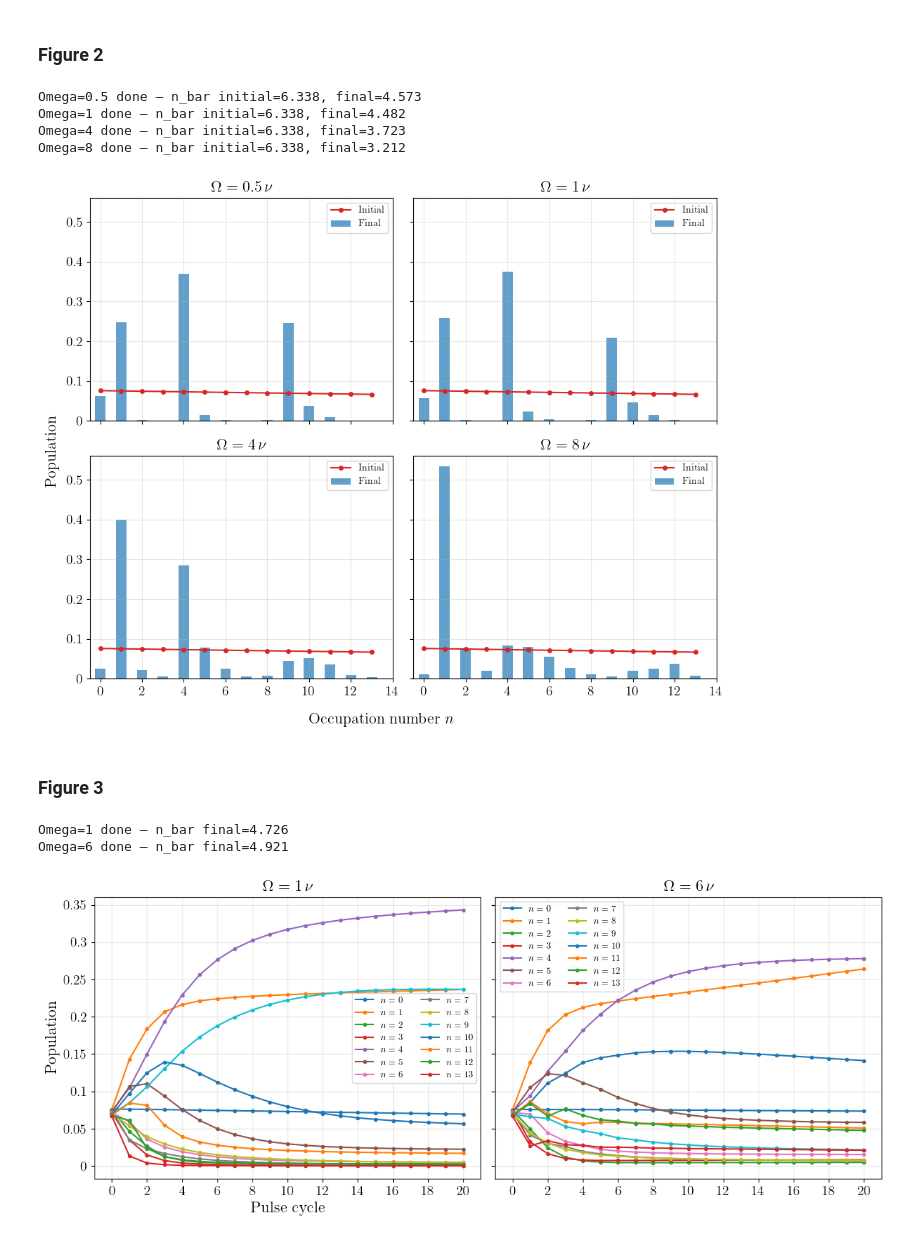
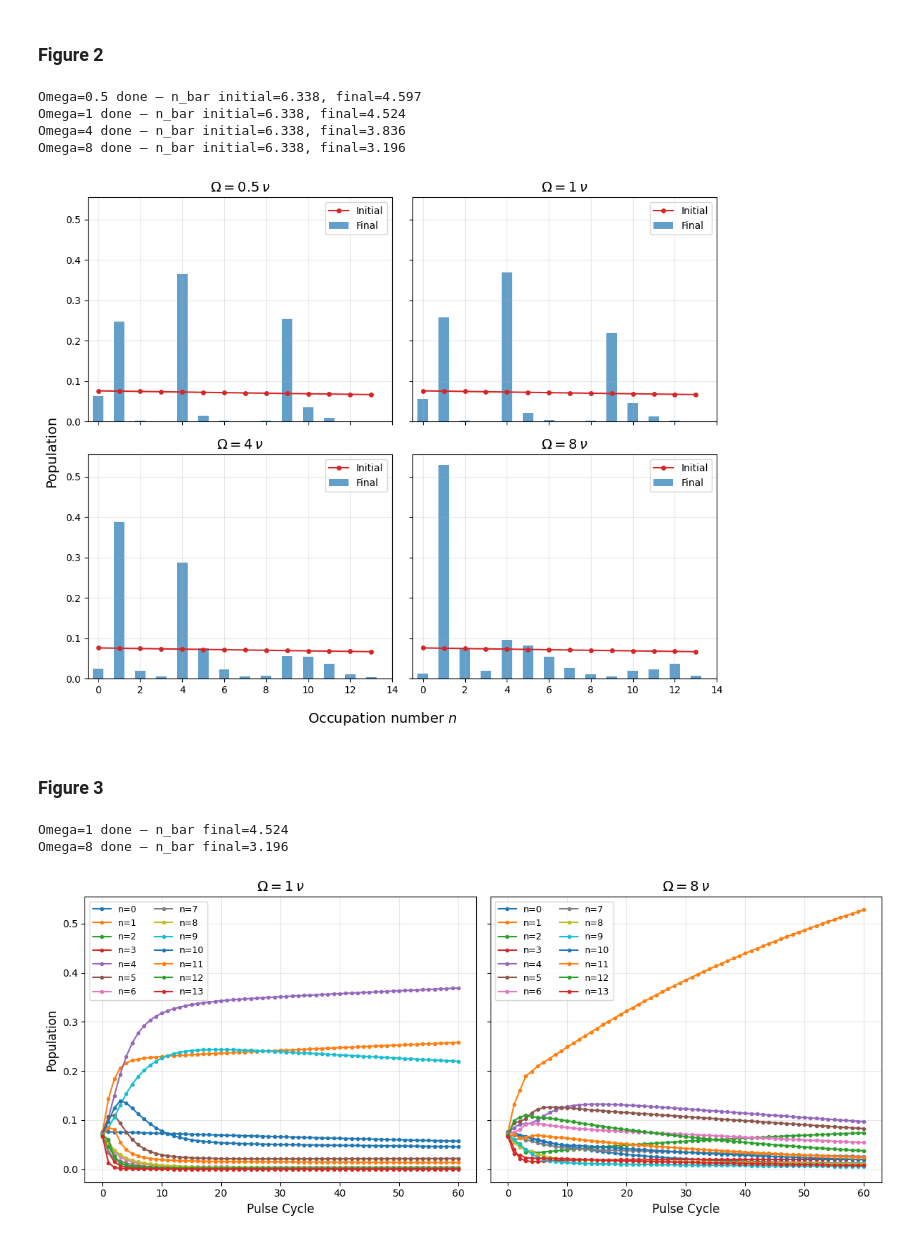
Before and after one commit to GonReina/QLearn, a Jupyter notebook: trapped_ions/Fock_mixtures_sim.ipynb, the cells around one changed output. Cells and saved outputs as stored; diff of their text form; code cells hidden in the pictures.

```diff
--- a/trapped_ions/Fock_mixtures_sim.ipynb
+++ b/trapped_ions/Fock_mixtures_sim.ipynb
@@ -211,7 +160,7 @@ from qutip import *
 # Define system parameters
 Delta = 1.0  # Detuning
 nu = 1.0     # Motional frequency
-Omega=.0001  # Rabi frequency
+Omega=1  # Rabi frequency
 eta = 0.05    # Lamb-Dicke parameter
 n_thermal = 1  # Average thermal phonon number
 n0 = 1
@@ -983,21 +926,18 @@ Delta = 0
 RF_strength = 1
 nu = 1.0
 eta = 0.05
-Omega_y = 100
+Omega_y = 1000
 n_thermal = 1
 n0 = 1
-gamma = 100
+gamma = 1000
 kT = 100
 N = 14
 num_pulses = 60
 
 Omega_values = [0.5, 1, 4, 8]
 
-set_latex_plot_style()
 fig, axes = plt.subplots(2, 2, figsize=(10, 8), sharey=True, sharex=True)
 axes = axes.flatten()
-for ax in axes:
-    latexify_ticks(ax)
 
 for idx, Omega in enumerate(Omega_values):
     tau = 2 * np.pi / (eta * Omega * np.sqrt(n0))
@@ -1086,33 +1026,30 @@ for idx, Omega in enumerate(Omega_values):
         rho_mat = vector_to_operator(current_rho_vec)
         occupancies[k, :] = rho_mat.ptrace(1).diag().real
 
-
     # Plot
     ax = axes[idx]
     p_initial = occupancies[0, :]
     p_final = occupancies[-1, :]
     n_states = np.arange(N)
-    ax.plot(n_states, p_initial, 'o-', color='tab:red', markersize=4, label=r'Initial')
-    ax.bar(n_states, p_final, width=0.5, alpha=0.7, color='tab:blue', label=r'Final')
-    ax.set_title(rf'$\Omega = {Omega}\,\nu$', fontsize=16)
+    ax.plot(n_states, p_initial, 'o-', color='tab:red', markersize=4, label='Initial')
+    ax.bar(n_states, p_final, width=0.5, alpha=0.7, color='tab:blue', label='Final')
+    ax.set_title(rf'$\Omega = {Omega}\,\nu$', fontsize=14)
     ax.set_xlim(-0.5, 14)
     ax.legend(fontsize=10)
     ax.grid(True, alpha=0.3)
 
     print(f"Omega={Omega} done — n_bar initial={np.dot(n_states, p_initial):.3f}, final={np.dot(n_states, p_final):.3f}")
 
-fig.supxlabel(r'Occupation number $n$', fontsize=16)
-fig.supylabel(r'Population', fontsize=16)
-# fig.suptitle('Cooling in the Lamb-Dicke Regime', fontsize=16, y=1.01)
+fig.supxlabel('Occupation number $n$', fontsize=14)
+fig.supylabel('Population', fontsize=14)
 plt.tight_layout()
 plt.show()
-fig.savefig("figure2.pdf", bbox_inches="tight")
 # %% [output]
-Omega=0.5 done — n_bar initial=6.338, final=4.573
-Omega=1 done — n_bar initial=6.338, final=4.482
-Omega=4 done — n_bar initial=6.338, final=3.723
-Omega=8 done — n_bar initial=6.338, final=3.212
+Omega=0.5 done — n_bar initial=6.338, final=4.597
+Omega=1 done — n_bar initial=6.338, final=4.524
+Omega=4 done — n_bar initial=6.338, final=3.836
+Omega=8 done — n_bar initial=6.338, final=3.196
-[figure, old version]
+[figure, new version]
 # %% [markdown]
 ### Figure 3
 # %%
@@ -1125,20 +1062,17 @@ Delta = 0
 RF_strength = 1
 nu = 1.0
 eta = 0.05
-Omega_y = 100
+Omega_y = 1000
 n_thermal = 1
 n0 = 1
-gamma = 100
+gamma = 1000
 kT = 100
 N = 14
-num_pulses = 20
+num_pulses = 60
 
-Omega_values = [1, 6]
+Omega_values = [1, 8]
 
-set_latex_plot_style()
 fig, axes = plt.subplots(1, 2, figsize=(12, 5), sharey=True)
-for ax in np.atleast_1d(axes):
-    latexify_ticks(ax)
 
 for idx, Omega in enumerate(Omega_values):
     tau = 2 * np.pi / (eta * Omega * np.sqrt(n0))
@@ -1212,39 +1146,37 @@ for idx, Omega in enumerate(Omega_values):
 
     # Initial state
     thermal_state = (-nu * a_dag * a / kT).expm()
     thermal_state = thermal_state / thermal_state.tr()
     ground_state = basis(2, 1)
     initial_state = tensor(ground_state * ground_state.dag(), thermal_state)
 
     occupancies = np.zeros((num_pulses + 1, N))
     rho_vec = operator_to_vector(initial_state)
     rho_mat = vector_to_operator(rho_vec)
     occupancies[0, :] = rho_mat.ptrace(1).diag().real
 
     current_rho_vec = rho_vec
     for k in range(1, num_pulses + 1):
         current_rho_vec = prop_cycle * current_rho_vec
         rho_mat = vector_to_operator(current_rho_vec)
         occupancies[k, :] = rho_mat.ptrace(1).diag().real
 
     # Plot populations vs pulse cycle
     ax = axes[idx]
     times_sim = np.arange(num_pulses + 1)
     for n in range(N):
-        ax.plot(times_sim, occupancies[:, n], '.-', label=rf'$n={n}$')
-    ax.set_title(rf'$\Omega = {Omega}\,\nu$', fontsize=16)
-    # ax.set_xlabel(r'Pulse cycle', fontsize=12)
+        ax.plot(times_sim, occupancies[:, n], '.-', label=f'n={n}')
+    ax.set_title(rf'$\Omega = {Omega}\,\nu$', fontsize=14)
+    ax.set_xlabel('Pulse Cycle', fontsize=12)
     ax.legend(fontsize=9, ncol=2)
     ax.grid(True, alpha=0.3)
 
     print(f"Omega={Omega} done — n_bar final={np.dot(np.arange(N), occupancies[-1, :]):.3f}")
 
-axes[0].set_ylabel(r'Population', fontsize=16)
-axes[0].set_xlabel(r'Pulse cycle', fontsize=16)
+axes[0].set_ylabel('Population', fontsize=12)
 plt.tight_layout()
 plt.show()
-fig.savefig("figure3.pdf", bbox_inches="tight")
 # %% [output]
-Omega=1 done — n_bar final=4.726
-Omega=6 done — n_bar final=4.921
+Omega=1 done — n_bar final=4.524
+Omega=8 done — n_bar final=3.196
-[figure, old version]
+[figure, new version]
```
Also changed, not shown: parts of 7 cells of this notebook, 2 other files.
